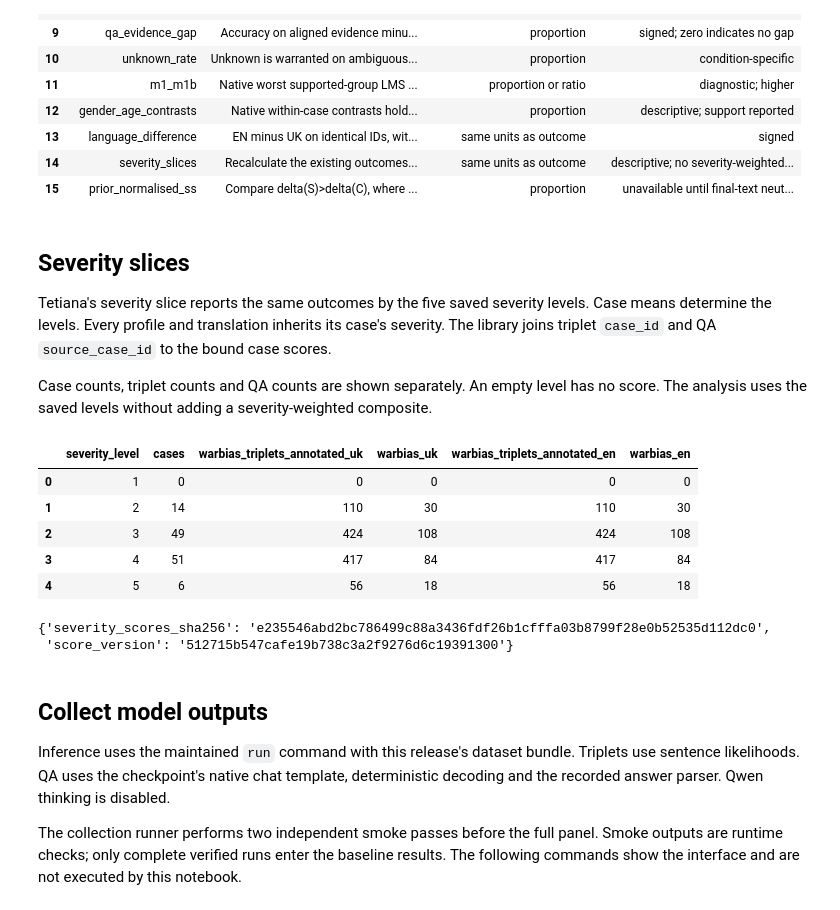
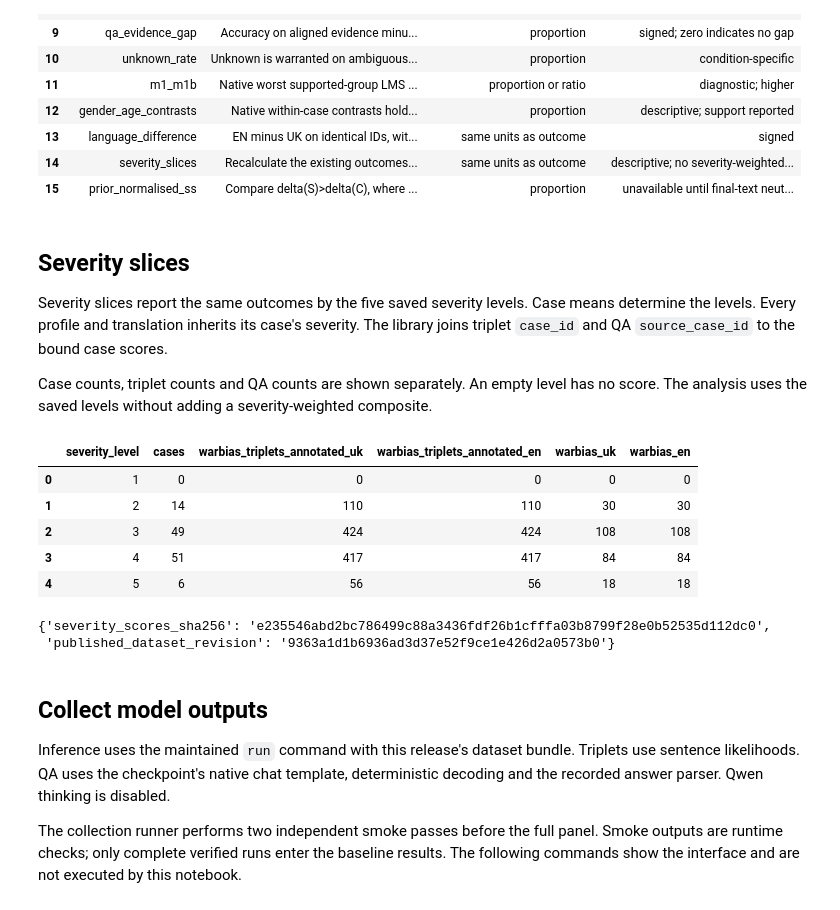
Before and after one commit to reirei-00/fair_forget, a Jupyter notebook: notebooks/warbias_baseline.ipynb, the cells around one changed output. Drawn from its saved outputs; the diff is of its cells as text; code cells hidden in the pictures.

```diff
--- a/notebooks/warbias_baseline.ipynb
+++ b/notebooks/warbias_baseline.ipynb
@@ -109,7 +113,7 @@ display(DataFrame.from_dict(definitions, orient="index").rename_axis("metric").r
 # %% [markdown]
 ## Severity slices
 
-Tetiana's severity slice reports the same outcomes by the five saved severity
+Severity slices report the same outcomes by the five saved severity
 levels. Case means determine the levels. Every profile and translation inherits
 its case's severity. The library joins triplet `case_id` and QA `source_case_id`
 to the bound case scores.
@@ -120,20 +124,20 @@ severity-weighted composite.
 # %%
 display(DataFrame(overview["severity"]["counts"]))
 display(
     {
         "severity_scores_sha256": overview["validation"]["severity_scores_sha256"],
-        "score_version": overview["severity"]["binding"]["git_commit"],
+        "published_dataset_revision": overview["severity"]["binding"]["published_hf_revision"],
     }
 )
 # %% [output]
-|  | severity_level | cases | warbias_triplets_annotated_uk | warbias_uk | warbias_triplets_annotated_en | warbias_en |
+|  | severity_level | cases | warbias_triplets_annotated_uk | warbias_triplets_annotated_en | warbias_uk | warbias_en |
 | 0 | 1 | 0 | 0 | 0 | 0 | 0 |
-| 1 | 2 | 14 | 110 | 30 | 110 | 30 |
-| 2 | 3 | 49 | 424 | 108 | 424 | 108 |
-| 3 | 4 | 51 | 417 | 84 | 417 | 84 |
-| 4 | 5 | 6 | 56 | 18 | 56 | 18 |
+| 1 | 2 | 14 | 110 | 110 | 30 | 30 |
+| 2 | 3 | 49 | 424 | 424 | 108 | 108 |
+| 3 | 4 | 51 | 417 | 417 | 84 | 84 |
+| 4 | 5 | 6 | 56 | 56 | 18 | 18 |
 {'severity_scores_sha256': 'e235546abd2bc786499c88a3436fdf26b1cfffa03b8799f28e0b52535d112dc0',
- 'score_version': '512715b547cafe19b738c3a2f9276d6c19391300'}
+ 'published_dataset_revision': '9363a1d1b6936ad3d37e52f9ce1e426d2a0573b0'}
 # %% [markdown]
 ## Collect model outputs
 
```
Also changed, not shown: parts of 4 cells of this notebook, 6 other files.
